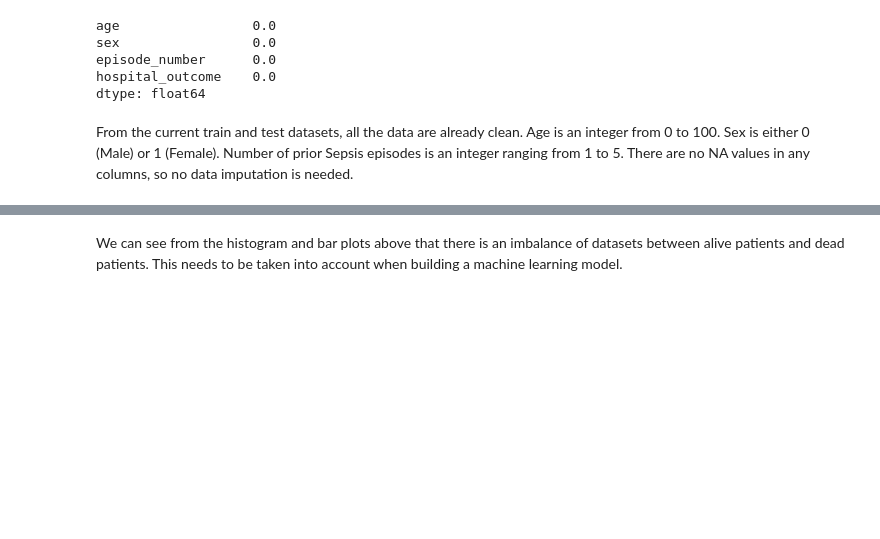
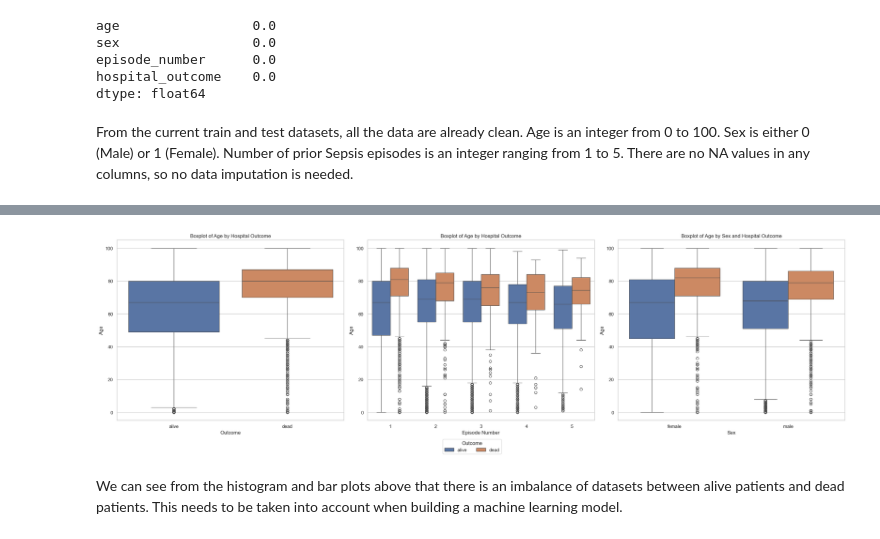
Before and after one commit to Eligoze75/Sepsis-Survival-Minimal-Clinical-Records, a Jupyter notebook: src/sepsis-predictor-report.ipynb, the cells around one changed output, grey strips where cells are left out. Drawn from its saved outputs; the diff is of its cells as text; code cells hidden in the pictures; blank space fills up the shorter version.

```diff
--- a/src/sepsis-predictor-report.ipynb
+++ b/src/sepsis-predictor-report.ipynb
@@ -147,2 +139,42 @@ plt.show()
+# %%
+fig, axes = plt.subplots(1, 3, figsize=(25, 7))
+
+# Boxplot of Age by Hospital Outcome
+sns.boxplot(
+    data=train_df, x="hospital_outcome", y="age", hue="hospital_outcome", ax=axes[0]
+)
+axes[0].set_title("Boxplot of Age by Hospital Outcome")
+axes[0].set_xlabel("Outcome")
+axes[0].set_ylabel("Age")
+
+# Boxplot of Age by Hospital Outcome and Episode Number
+sns.boxplot(
+    data=train_df, x="episode_number", y="age", hue="hospital_outcome", ax=axes[1]
+)
+axes[1].set_xlabel("Episode Number")
+axes[1].set_ylabel("Age")
+axes[1].set_title("Boxplot of Age by Hospital Outcome")
+axes[1].legend_.remove()
+# Boxplot of Age by Sex and Hospital Outcome
+sns.boxplot(data=train_df, x="sex", y="age", hue="hospital_outcome")
+axes[2].set_xlabel("Sex")
+axes[2].set_ylabel("Age")
+axes[2].set_title("Boxplot of Age by Sex and Hospital Outcome")
+axes[2].legend_.remove()
+
+handles, labels = axes[2].get_legend_handles_labels()
+fig.legend(
+    handles,
+    labels,
+    title="Outcome",
+    loc="lower center",
+    ncol=2,
+    bbox_to_anchor=(0.5, -0.075),
+)
+
+plt.tight_layout()
+plt.show()
+# %% [output]
+[figure, added]
 # %% [markdown]
 We can see from the histogram and bar plots above that there is an imbalance of datasets between alive patients and dead patients. This needs to be taken into account when building a machine learning model.
```
Also changed, not shown: parts of 20 cells of this notebook.
